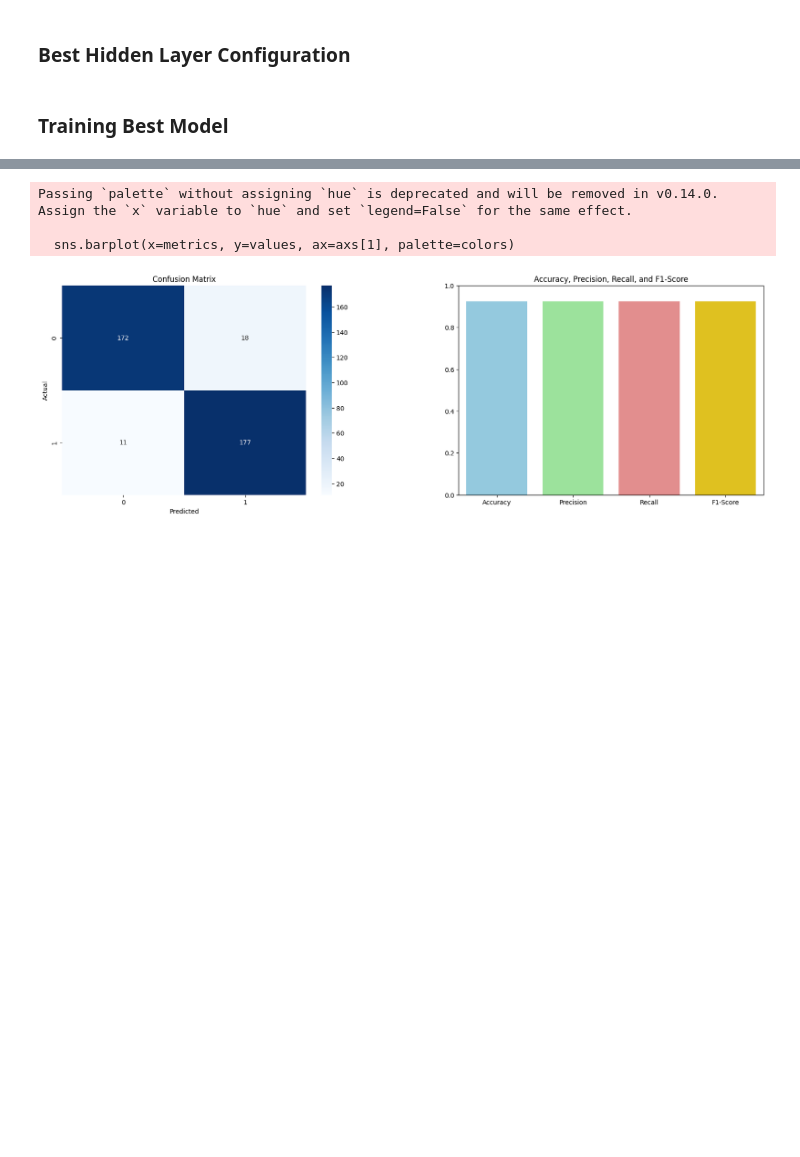
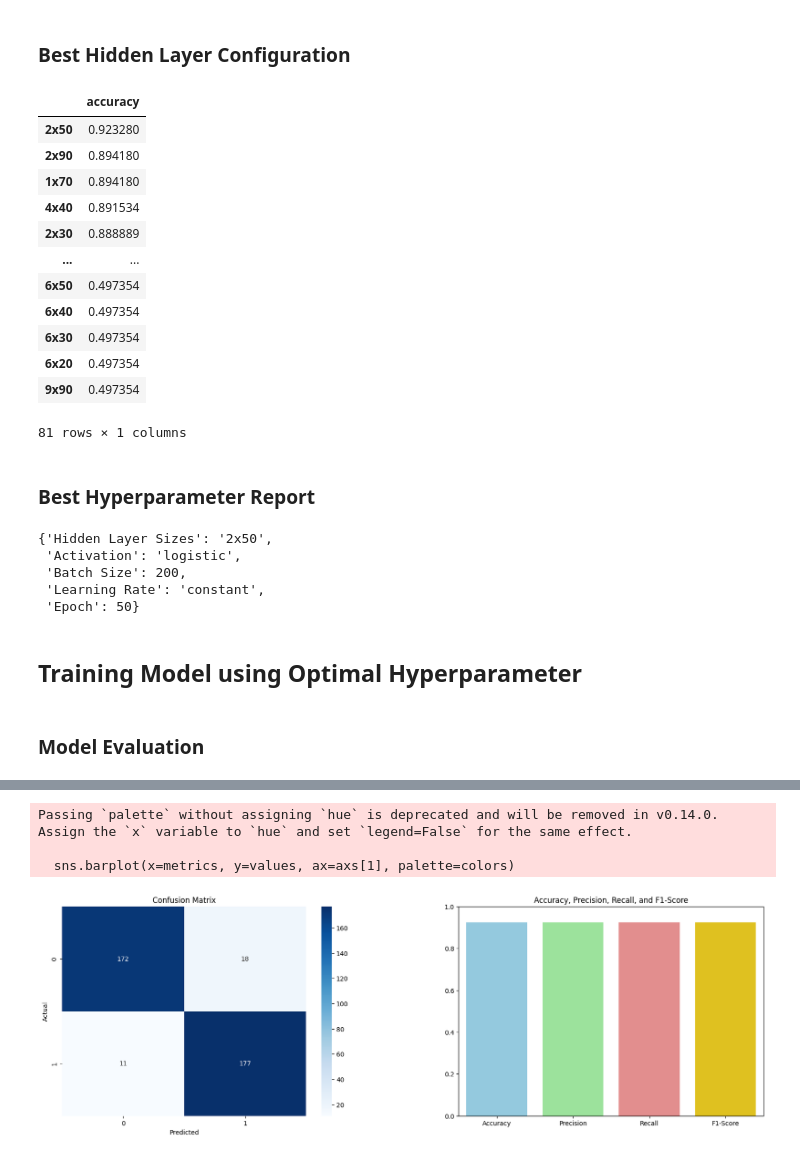
Before and after one commit to nfarhaan/Heart-Attack-Prediction-Using-Machine-Learning, a Jupyter notebook: neural_network.ipynb, the cells around one changed output, grey strips where cells are left out. Drawn from its saved outputs; the diff is of its cells as text; code cells hidden in the pictures; blank space fills up the shorter version.

```diff
--- a/neural_network.ipynb
+++ b/neural_network.ipynb
@@ -187,19 +185,51 @@ data
 # %%
 import tqdm
 
 results = {}
 
 for number_of_hidden_layers in tqdm.tqdm(range(1, 10)):
     for number_of_neurons in range(10, 100, 10):
         layer_sizes = tuple([number_of_neurons] * number_of_hidden_layers)
-        y_test, y_pred, model, X_train = fit_model(X, y, 0.2, 8, layer_sizes, 'logistic', batch_size, 'constant', 0.001, 1000)
+        y_test, y_pred, model, X_train, X_test = fit_model(X, y, 0.2, 8, layer_sizes, 'logistic', batch_size, 'constant', 0.001, 1000)
         accuracy, precision, recall, f1, conf_matrix, class_report = evaluate_model(y_test, y_pred)
         results[str(number_of_hidden_layers) + "x" + str(number_of_neurons)] = accuracy
 
-data = pd.DataFrame.from_dict(results, orient='index', columns=['accuracy'])
-data = data.sort_values('accuracy', ascending=False)
-data
+hidden_layer_config_data = pd.DataFrame.from_dict(results, orient='index', columns=['accuracy'])
+hidden_layer_config_data = hidden_layer_config_data.sort_values('accuracy', ascending=False)
+hidden_layer_config_data
+# %% [output]
+|  | accuracy |
+| 2x50 | 0.923280 |
+| 2x90 | 0.894180 |
+| 1x70 | 0.894180 |
+| 4x40 | 0.891534 |
+| 2x30 | 0.888889 |
+| ... | ... |
+| 6x50 | 0.497354 |
+| 6x40 | 0.497354 |
+| 6x30 | 0.497354 |
+| 6x20 | 0.497354 |
+| 9x90 | 0.497354 |
+81 rows × 1 columns
+# %% [markdown]
+### Best Hyperparameter Report
+# %%
+best_hyperparameters = {
+    'Hidden Layer Sizes': hidden_layer_config_data.index[0],
+    'Activation': activation_function_data.index[0],
+    'Batch Size': batch_size_data.index[0],
+    'Learning Rate': learning_rate_data.index[0],
+    'Epoch': epoch_data.index[0],
+}
+
+best_hyperparameters
+# %% [output]
+{'Hidden Layer Sizes': '2x50',
+ 'Activation': 'logistic',
+ 'Batch Size': 200,
+ 'Learning Rate': 'constant',
+ 'Epoch': 50}
 # %% [markdown]
-### Training Best Model
+## Training Model using Optimal Hyperparameter
 # %%
 # Train the model with the best configuration
@@ -207,3 +237,5 @@ y_test_best, y_pred_best, model, X_train = fit_model(X, y, 0.2, 8, (50, 50), 'lo
 
 # Evaluate the model
 accuracy, precision, recall, f1, conf_matrix, class_report = evaluate_model(y_test_best, y_pred_best)
+# %% [markdown]
+### Model Evaluation
```
Also changed, not shown: parts of 22 cells of this notebook, 5 other files.
